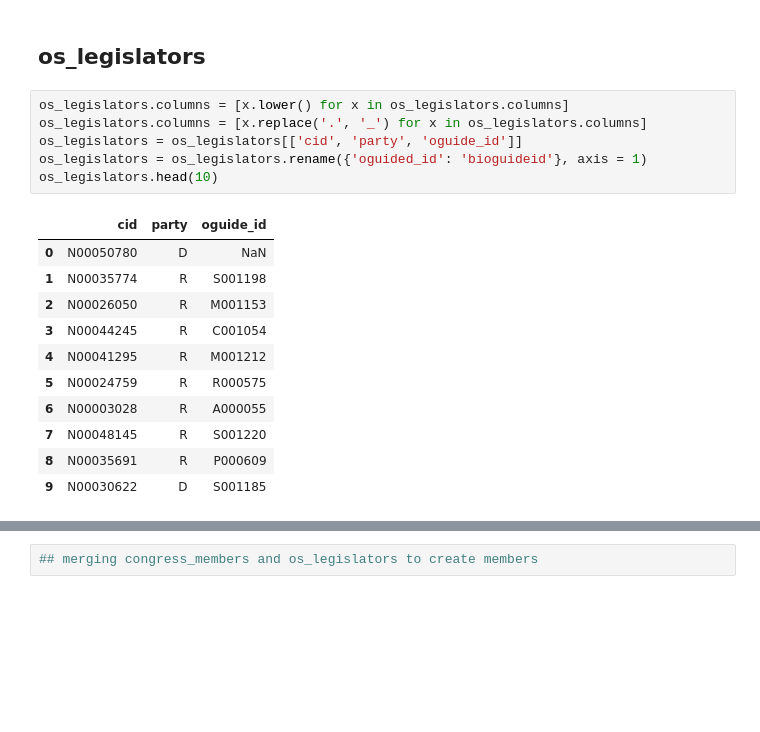
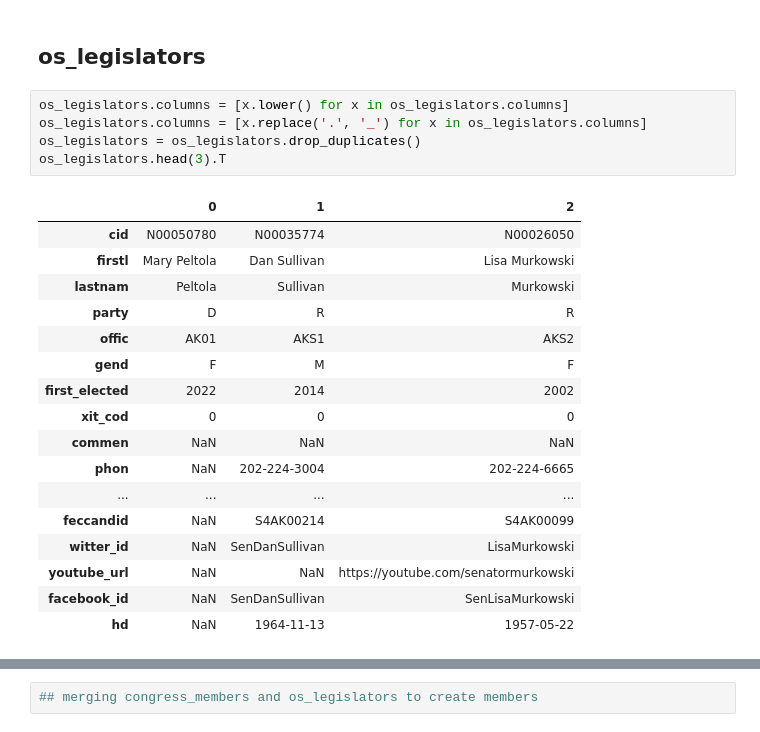
Before and after one commit to zgrayblue/contrans2023, a Jupyter notebook: congressdb.ipynb, the cells around one changed output, grey strips where cells are left out. Saved outputs shown, nothing was run; the diff lists cells and outputs as text; blank space fills up the shorter version.

```diff
--- a/congressdb.ipynb
+++ b/congressdb.ipynb
@@ -100,18 +100,23 @@ leadership.head(3).T
 # %%
 os_legislators.columns = [x.lower() for x in os_legislators.columns]
 os_legislators.columns = [x.replace('.', '_') for x in os_legislators.columns]
-os_legislators = os_legislators[['cid', 'party', 'oguide_id']]
-os_legislators = os_legislators.rename({'oguided_id': 'bioguideid'}, axis = 1)
-os_legislators.head(10)
+os_legislators = os_legislators.drop_duplicates()
+os_legislators.head(3).T
 # %% [output]
-|  | cid | party | oguide_id |
-| 0 | N00050780 | D | NaN |
-| 1 | N00035774 | R | S001198 |
-| 2 | N00026050 | R | M001153 |
-| 3 | N00044245 | R | C001054 |
-| 4 | N00041295 | R | M001212 |
-| 5 | N00024759 | R | R000575 |
-| 6 | N00003028 | R | A000055 |
-| 7 | N00048145 | R | S001220 |
-| 8 | N00035691 | R | P000609 |
-| 9 | N00030622 | D | S001185 |
+|  | 0 | 1 | 2 |
+| cid | N00050780 | N00035774 | N00026050 |
+| firstl | Mary Peltola | Dan Sullivan | Lisa Murkowski |
+| lastnam | Peltola | Sullivan | Murkowski |
+| party | D | R | R |
+| offic | AK01 | AKS1 | AKS2 |
+| gend | F | M | F |
+| first_elected | 2022 | 2014 | 2002 |
+| xit_cod | 0 | 0 | 0 |
+| commen | NaN | NaN | NaN |
+| phon | NaN | 202-224-3004 | 202-224-6665 |
+| ... | ... | ... | ... |
+| feccandid | NaN | S4AK00214 | S4AK00099 |
+| witter_id | NaN | SenDanSullivan | LisaMurkowski |
+| youtube_url | NaN | NaN | https://youtube.com/senatormurkowski |
+| facebook_id | NaN | SenDanSullivan | SenLisaMurkowski |
+| hd | NaN | 1964-11-13 | 1957-05-22 |
```
Also changed, not shown: parts of 26 cells of this notebook, 1 other file.
